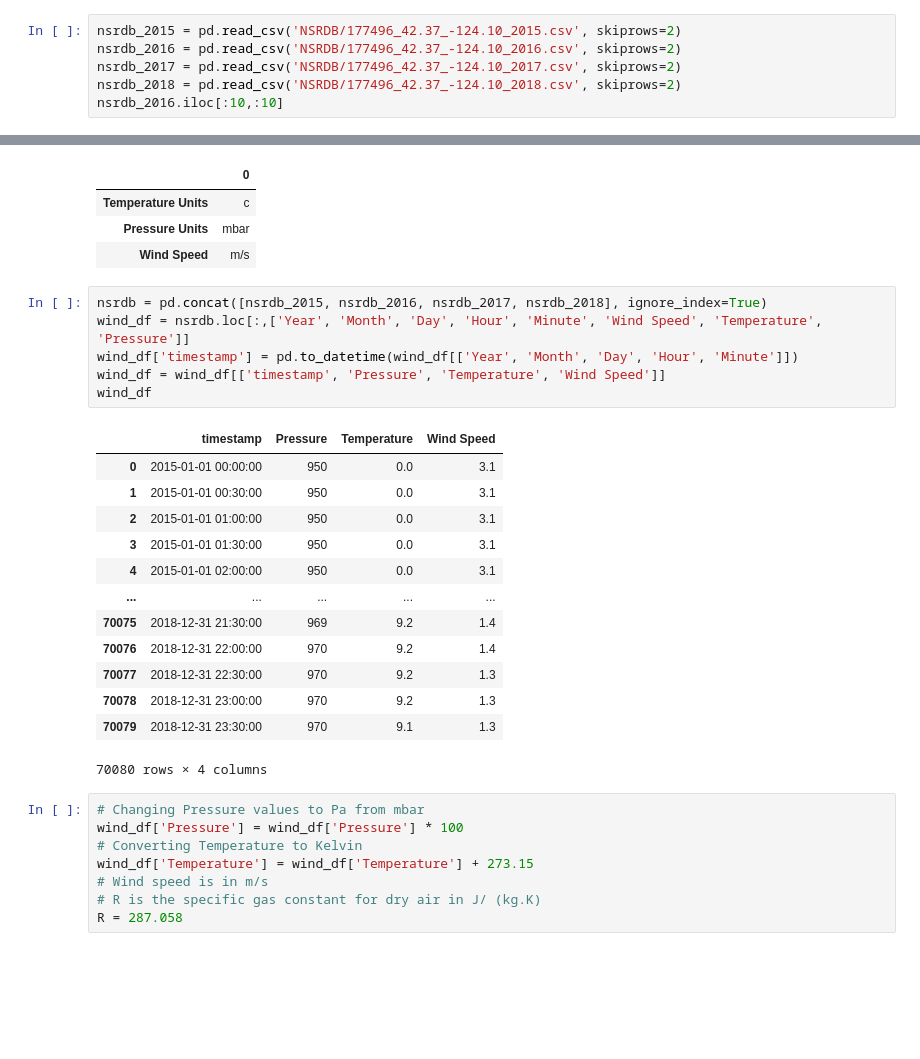
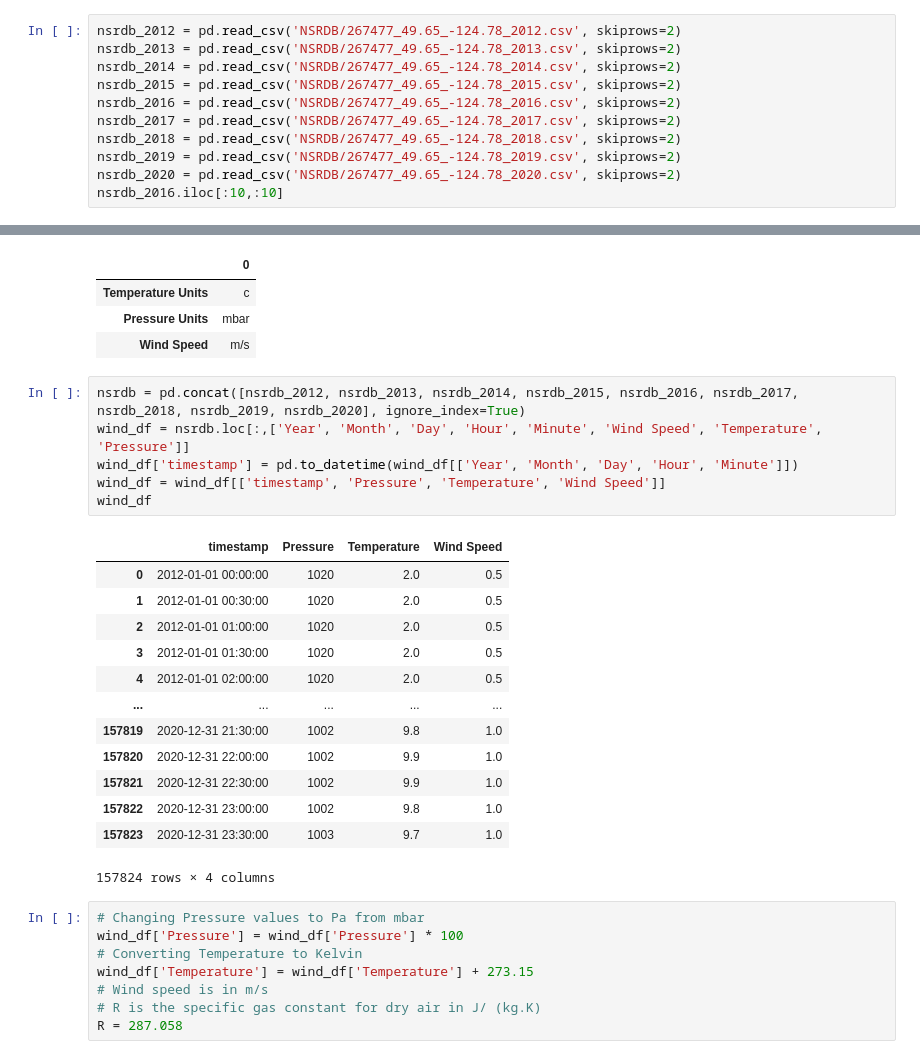
Before and after one commit to rishabhjain1997/Energy-Datasets, a Jupyter notebook: energy generation.ipynb, the cells around one changed output, grey strips where cells are left out. Cells and saved outputs as stored; diff of their text form; blank space fills up the shorter version.

```diff
--- a/energy generation.ipynb
+++ b/energy generation.ipynb
@@ -29,8 +15,13 @@ nsrdb_metadata_2015
 # %%
-nsrdb_2015 = pd.read_csv('NSRDB/177496_42.37_-124.10_2015.csv', skiprows=2)
-nsrdb_2016 = pd.read_csv('NSRDB/177496_42.37_-124.10_2016.csv', skiprows=2)
-nsrdb_2017 = pd.read_csv('NSRDB/177496_42.37_-124.10_2017.csv', skiprows=2)
-nsrdb_2018 = pd.read_csv('NSRDB/177496_42.37_-124.10_2018.csv', skiprows=2)
+nsrdb_2012 = pd.read_csv('NSRDB/267477_49.65_-124.78_2012.csv', skiprows=2)
+nsrdb_2013 = pd.read_csv('NSRDB/267477_49.65_-124.78_2013.csv', skiprows=2)
+nsrdb_2014 = pd.read_csv('NSRDB/267477_49.65_-124.78_2014.csv', skiprows=2)
+nsrdb_2015 = pd.read_csv('NSRDB/267477_49.65_-124.78_2015.csv', skiprows=2)
+nsrdb_2016 = pd.read_csv('NSRDB/267477_49.65_-124.78_2016.csv', skiprows=2)
+nsrdb_2017 = pd.read_csv('NSRDB/267477_49.65_-124.78_2017.csv', skiprows=2)
+nsrdb_2018 = pd.read_csv('NSRDB/267477_49.65_-124.78_2018.csv', skiprows=2)
+nsrdb_2019 = pd.read_csv('NSRDB/267477_49.65_-124.78_2019.csv', skiprows=2)
+nsrdb_2020 = pd.read_csv('NSRDB/267477_49.65_-124.78_2020.csv', skiprows=2)
 nsrdb_2016.iloc[:10,:10]
 # %% [output]
 |  | Year | Month | Day | Hour | Minute | DHI | DNI | GHI | Clearsky DHI | Clearsky DNI |
@@ -179,25 +190,25 @@ nsrdb_metadata_2018[nsrdb_metadata_2018.index.isin(['Wind Speed', 'Temperature U
 | Pressure Units | mbar |
 | Wind Speed | m/s |
 # %%
-nsrdb = pd.concat([nsrdb_2015, nsrdb_2016, nsrdb_2017, nsrdb_2018], ignore_index=True)
+nsrdb = pd.concat([nsrdb_2012, nsrdb_2013, nsrdb_2014, nsrdb_2015, nsrdb_2016, nsrdb_2017, nsrdb_2018, nsrdb_2019, nsrdb_2020], ignore_index=True)
 wind_df = nsrdb.loc[:,['Year', 'Month', 'Day', 'Hour', 'Minute', 'Wind Speed', 'Temperature', 'Pressure']]
 wind_df['timestamp'] = pd.to_datetime(wind_df[['Year', 'Month', 'Day', 'Hour', 'Minute']])
 wind_df = wind_df[['timestamp', 'Pressure', 'Temperature', 'Wind Speed']]
 wind_df
 # %% [output]
 |  | timestamp | Pressure | Temperature | Wind Speed |
-| 0 | 2015-01-01 00:00:00 | 950 | 0.0 | 3.1 |
-| 1 | 2015-01-01 00:30:00 | 950 | 0.0 | 3.1 |
-| 2 | 2015-01-01 01:00:00 | 950 | 0.0 | 3.1 |
-| 3 | 2015-01-01 01:30:00 | 950 | 0.0 | 3.1 |
-| 4 | 2015-01-01 02:00:00 | 950 | 0.0 | 3.1 |
+| 0 | 2012-01-01 00:00:00 | 1020 | 2.0 | 0.5 |
+| 1 | 2012-01-01 00:30:00 | 1020 | 2.0 | 0.5 |
+| 2 | 2012-01-01 01:00:00 | 1020 | 2.0 | 0.5 |
+| 3 | 2012-01-01 01:30:00 | 1020 | 2.0 | 0.5 |
+| 4 | 2012-01-01 02:00:00 | 1020 | 2.0 | 0.5 |
 | ... | ... | ... | ... | ... |
-| 70075 | 2018-12-31 21:30:00 | 969 | 9.2 | 1.4 |
-| 70076 | 2018-12-31 22:00:00 | 970 | 9.2 | 1.4 |
-| 70077 | 2018-12-31 22:30:00 | 970 | 9.2 | 1.3 |
-| 70078 | 2018-12-31 23:00:00 | 970 | 9.2 | 1.3 |
-| 70079 | 2018-12-31 23:30:00 | 970 | 9.1 | 1.3 |
+| 157819 | 2020-12-31 21:30:00 | 1002 | 9.8 | 1.0 |
+| 157820 | 2020-12-31 22:00:00 | 1002 | 9.9 | 1.0 |
+| 157821 | 2020-12-31 22:30:00 | 1002 | 9.9 | 1.0 |
+| 157822 | 2020-12-31 23:00:00 | 1002 | 9.8 | 1.0 |
+| 157823 | 2020-12-31 23:30:00 | 1003 | 9.7 | 1.0 |
-70080 rows × 4 columns
+157824 rows × 4 columns
 # %%
 # Changing Pressure values to Pa from mbar
 wind_df['Pressure'] = wind_df['Pressure'] * 100
```
Also changed, not shown: parts of 23 cells of this notebook, 1 other file.
